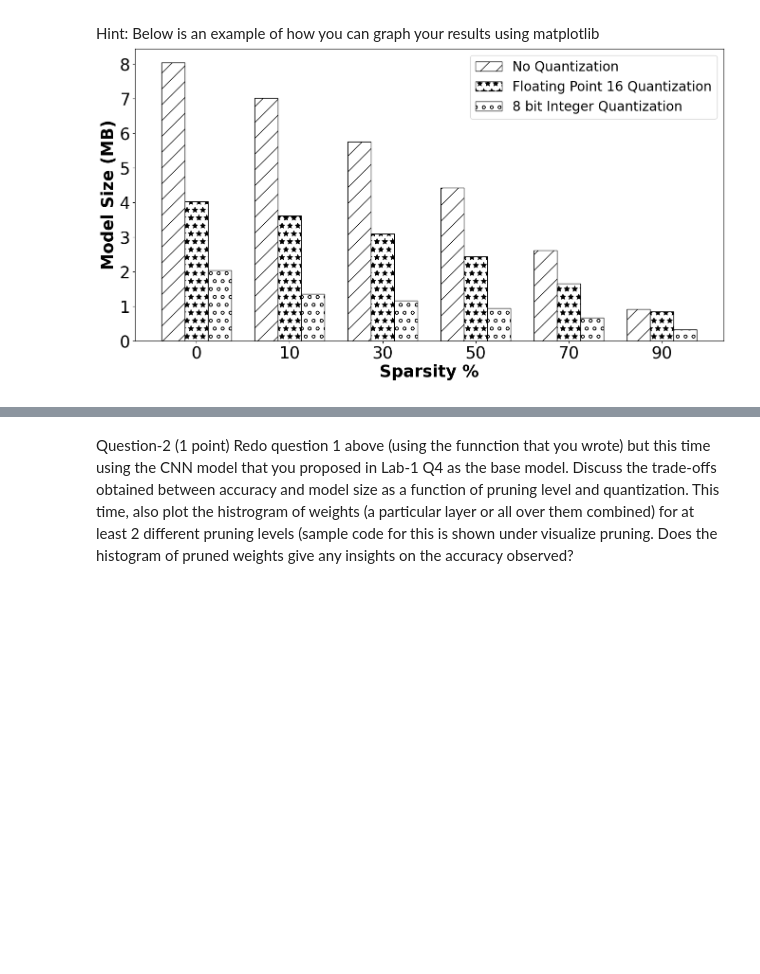
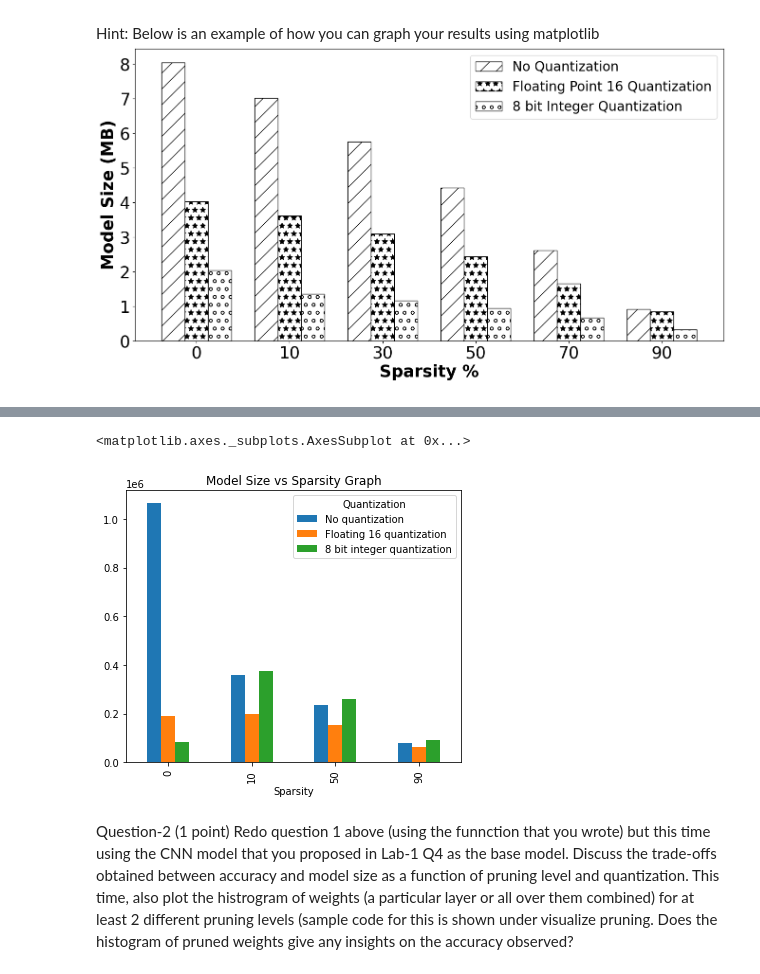
Before and after one commit to nagusubra/ENDG511_Labs, a Jupyter notebook: Lab3/ENDG511_LAB_3.ipynb, the cells around one changed output, grey strips where cells are left out. Cells and saved outputs as stored; diff of their text form; code cells hidden in the pictures; blank space fills up the shorter version.

```diff
--- a/Lab3/ENDG511_LAB_3.ipynb
+++ b/Lab3/ENDG511_LAB_3.ipynb
@@ -637,3 +818,10 @@ Inference Time is 1.0251998901367188e-09 s
+# %%
+# Save TFLite Model
+with open('quantized_tflite_model.tflite', 'wb') as f:
+  f.write(quantized_tflite_model)
+# Load model into interpeter
+interpreter_quant = tf.lite.Interpreter(model_path=str('quantized_tflite_model.tflite'))
+interpreter_quant.allocate_tensors()
 # %% [markdown]
 ### Exercise (0.5 points)
 
@@ -692,3 +1147,21 @@ Hint: Below is an example of how you can graph your results using matplotlib
+# %%
+import matplotlib.pyplot as plt
+
+# plot grouped bar chart
+graph_df_Model_size = graphing_df[["Sparsity","Quantization","Model_Size"]].sort_values(by='Sparsity').pivot(index='Sparsity', columns='Quantization', values='Model_Size').reset_index().copy()
+graph_df_Model_size = graph_df_Model_size[["Sparsity", "No quantization", "Floating 16 quantization", "8 bit integer quantization"]]
+graph_df_Model_size.plot( x='Sparsity',
+                          #y = 'Model_Size',
+                          kind='bar',
+                          stacked=False,
+                          legend = True,
+                          # xticks = ['No quantization', 'Floating 16 quantization', '8 bit integer quantization'],
+                          # xticks = 'Quantization',
+                          title='Model Size vs Sparsity Graph'
+                      )
+# %% [output]
+<matplotlib.axes._subplots.AxesSubplot at 0x...>
+[figure, added]
 # %% [markdown]
 Question-2 (1 point) Redo question 1 above (using the funnction that you wrote) but this time using the CNN model that you proposed in Lab-1 Q4 as the base model. Discuss the trade-offs obtained between accuracy and model size as a function of pruning level and quantization. This time, also plot the histrogram of weights (a particular layer or all over them combined) for at least 2 different pruning levels (sample code for this is shown under visualize pruning. Does the histogram of pruned weights give any insights on the accuracy observed?
 # %%
```
Also changed, not shown: parts of 35 cells of this notebook.
